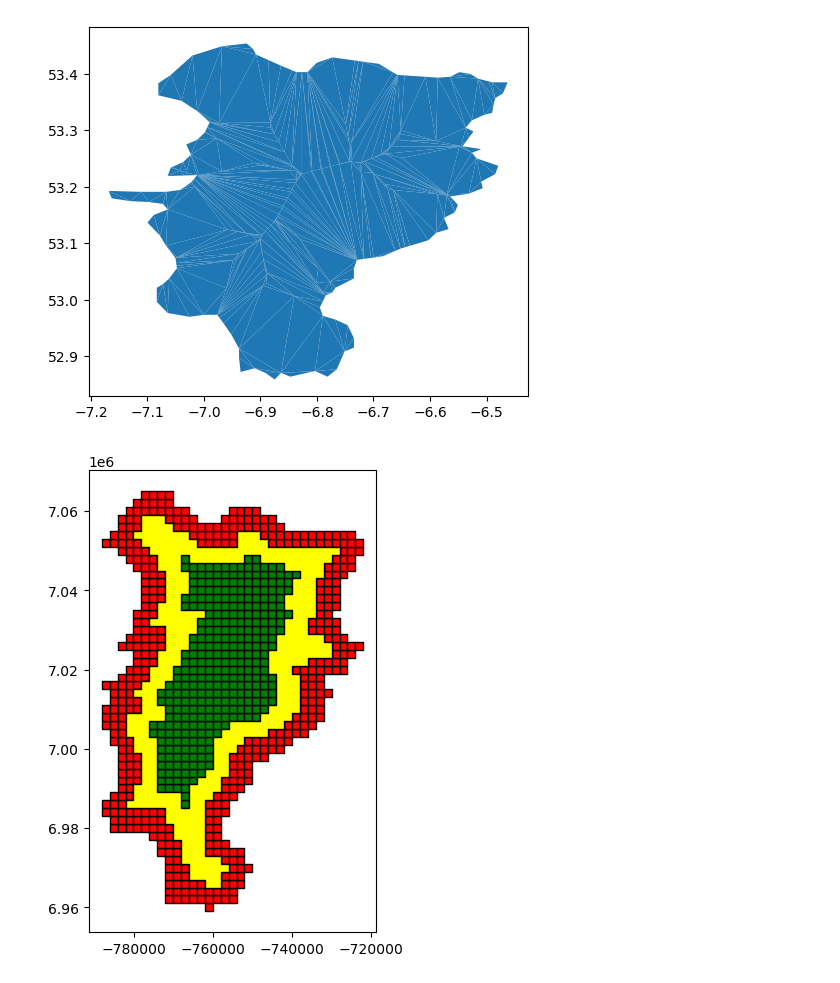
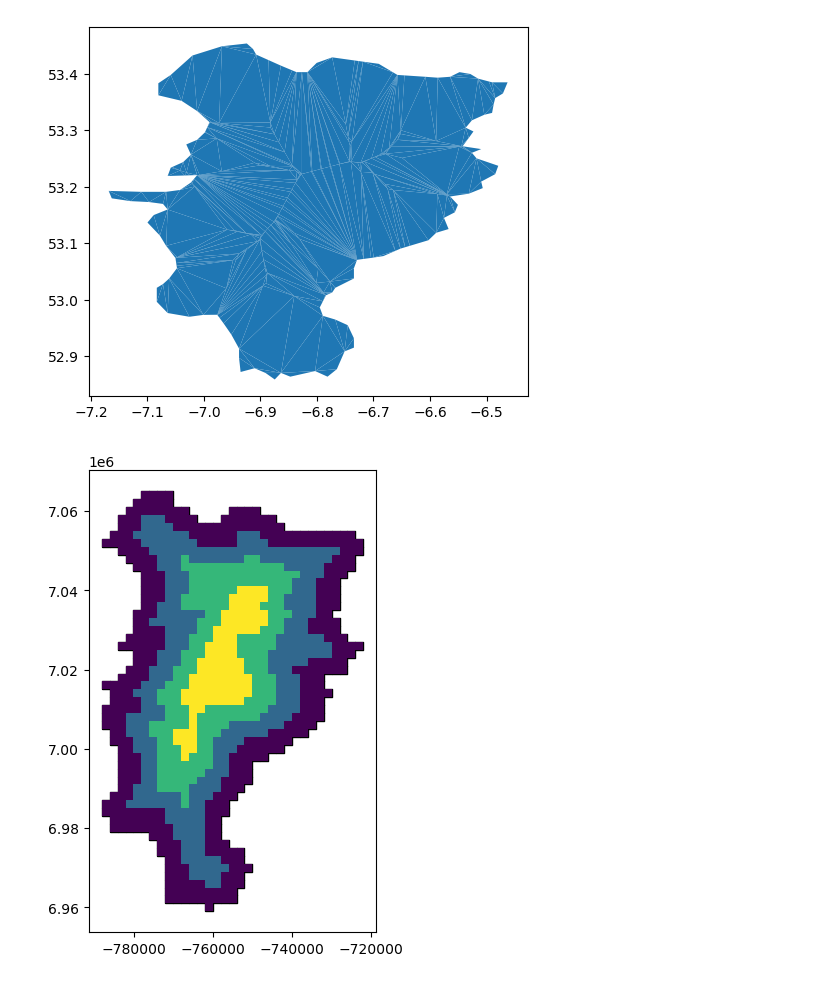
Before and after one commit to paddeaux/radian, a Jupyter notebook: radian_testing.ipynb, the cells around one changed output. Cells and saved outputs as stored; diff of their text form; code cells hidden in the pictures.

Commit message:
Raster grid progress

```diff
--- a/radian_testing.ipynb
+++ b/radian_testing.ipynb
@@ -403,10 +403,12 @@ import shapely
 from shapely import geometry
 from shapely.geometry import MultiPolygon, Polygon
 import matplotlib.pyplot as plt
+import numpy as np
 
 def create_raster_grid(file_dir='scenarios/kildare/kildare.geojson',size_in_km=1, to_file=False, plot=False):
     # Create a fishnet
     # Read the shapefile
+    'scenarios/kildare/kildare.geojson'
     gdf = gpd.read_file(file_dir)
     # Reproject to projected coordinate system
     gdf = gdf.to_crs('EPSG:3857')
@@ -457,13 +459,13 @@ def create_raster_grid(file_dir='scenarios/kildare/kildare.geojson',size_in_km=1
     poly_buffer2 =  poly_buffer1.buffer(-5000, join_style=2)
     buffer2 = poly_buffer2.contains(poly_raster)
 
-    poly_buffer3 =  poly.buffer(-15000, join_style=2)
+    poly_buffer3 =  poly_buffer2.buffer(-5000, join_style=2)
     buffer3 = poly_buffer3.contains(poly_raster)
 
-    raster_A = poly_raster[buffer1==False]
-    raster_B = poly_raster[buffer1==True]
-    raster_C = poly_raster[buffer2==True]
-    raster_D = poly_raster[buffer3==True]
+    raster_A = poly_raster[(buffer1==False) & (buffer2==False) & (buffer3==False)]
+    raster_B = poly_raster[(buffer1==True) & (buffer2==False) & (buffer3==False)]
+    raster_C = poly_raster[(buffer2==True) & (buffer3==False)]
+    raster_D = poly_raster[(buffer3==True)]
 
 
     gdf_buffers = gpd.GeoDataFrame({'geometry': [poly_buffer1, poly_buffer2, poly_buffer3, poly]})
@@ -494,30 +496,32 @@ def create_raster_grid(file_dir='scenarios/kildare/kildare.geojson',size_in_km=1
 # %%
 def raster_examples(file_dir='scenarios/kildare/kildare.geojson', size=2):
     fig, ax = plt.subplots(1, figsize=(10,6))
 
     current_grid = create_raster_grid(file_dir, size_in_km=size, plot=False)
     current_grid.plot(ax=ax, cmap='viridis')
+
 
     gdf1 = gpd.GeoDataFrame(geometry=gpd.GeoSeries(current_grid.loc[1]))
     gdf2 = gpd.GeoDataFrame(geometry=gpd.GeoSeries(current_grid.loc[2]))
     gdf3 = gpd.GeoDataFrame(geometry=gpd.GeoSeries(current_grid.loc[3]))
 
 
     join_1 = gdf1.sjoin(gdf2, how='inner')
     join_2 = gdf2.sjoin(gdf3, how='inner')
 
     diff_one = join_1.difference(join_2, align=False)
 
     gpd.GeoSeries(current_grid.loc[0]).plot(ax=ax, facecolor='red', edgecolor='black')
     join_1.plot(ax=ax, facecolor='blue', edgecolor='black')
     join_2.plot(ax=ax, facecolor='green', edgecolor='black')
     diff_one.plot(ax=ax, facecolor='yellow', edgecolor='black')
+    current_grid.plot(ax=ax, cmap='viridis')
 
     plt.show()
 
 raster_examples()
 # %% [output]
-[figure, old version]
+[figure, new version]
 # %%
 import random
 from shapely.geometry import Point
```
Also changed, not shown: parts of 4 cells of this notebook.
